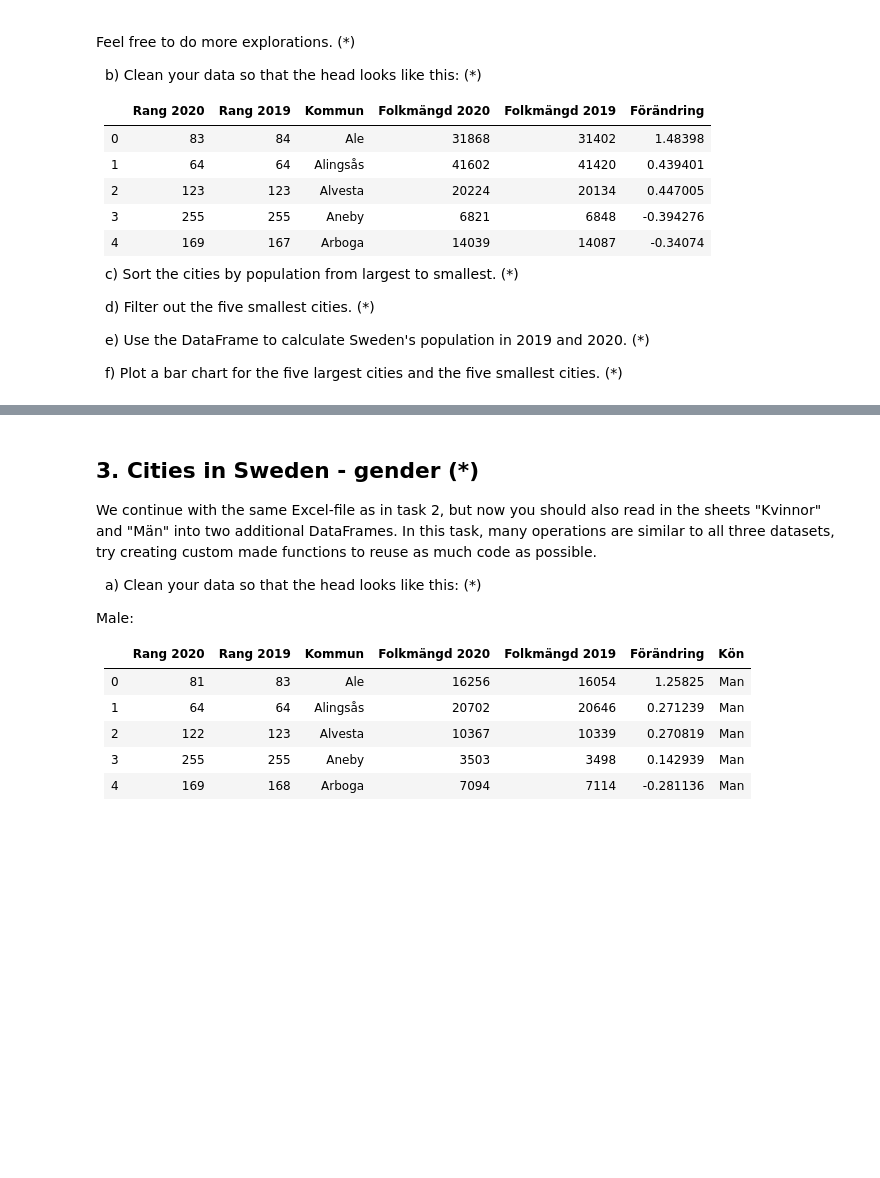
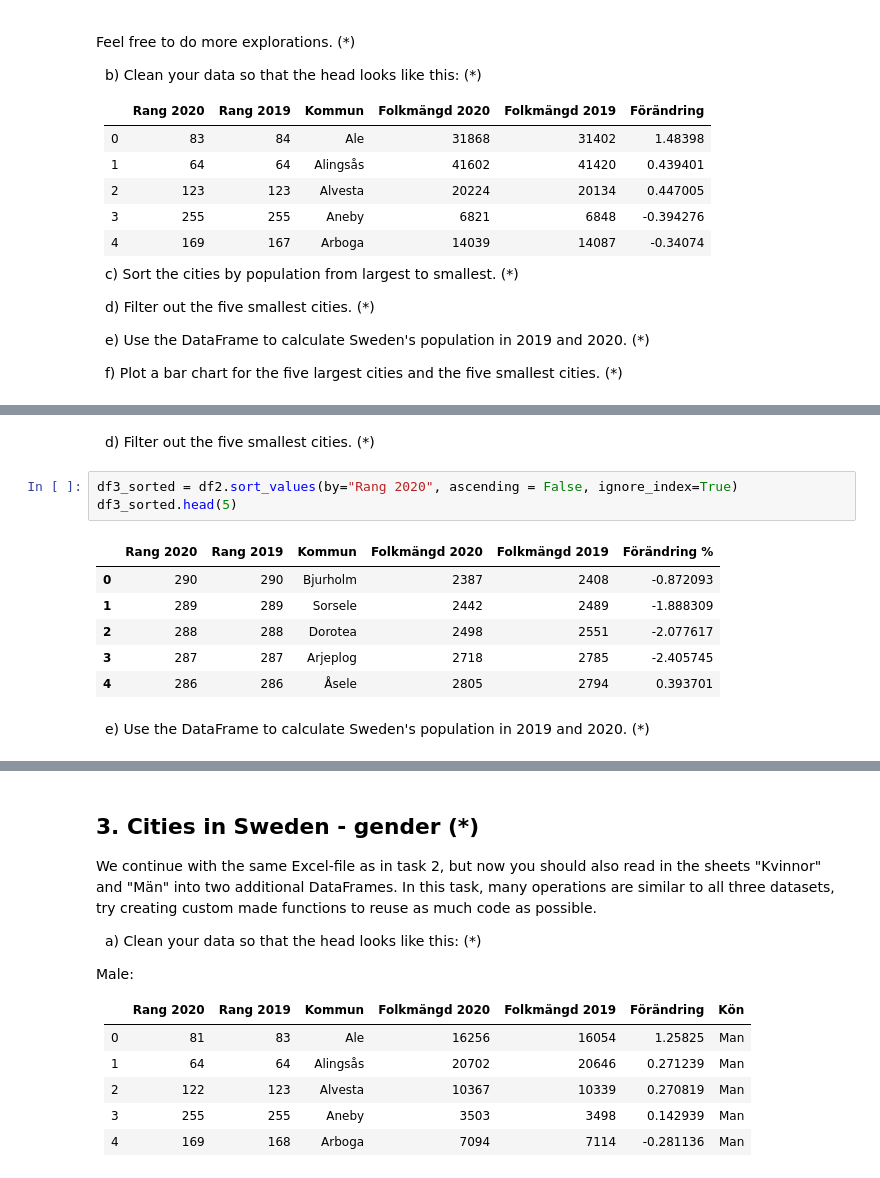
Before and after one commit to JoelOscarsson/Databehandling-JoelOscarsson, a Jupyter notebook: Assignments/L1-Pandas-b-syntax.ipynb, the cells around one changed output, grey strips where cells are left out. Cells and saved outputs as stored; diff of their text form; blank space fills up the shorter version.

```diff
--- a/Assignments/L1-Pandas-b-syntax.ipynb
+++ b/Assignments/L1-Pandas-b-syntax.ipynb
@@ -224,0 +299,14 @@ Feel free to do more explorations. (*)
+# %% [markdown]
+&nbsp; d) Filter out the five smallest cities. (*)
+# %%
+df3_sorted = df2.sort_values(by="Rang 2020", ascending = False, ignore_index=True)
+df3_sorted.head(5)
+# %% [output]
+|  | Rang 2020 | Rang 2019 | Kommun | Folkmängd 2020 | Folkmängd 2019 | Förändring % |
+| 0 | 290 | 290 | Bjurholm | 2387 | 2408 | -0.872093 |
+| 1 | 289 | 289 | Sorsele | 2442 | 2489 | -1.888309 |
+| 2 | 288 | 288 | Dorotea | 2498 | 2551 | -2.077617 |
+| 3 | 287 | 287 | Arjeplog | 2718 | 2785 | -2.405745 |
+| 4 | 286 | 286 | Åsele | 2805 | 2794 | 0.393701 |
+# %% [markdown]
+&nbsp; e) Use the DataFrame to calculate Sweden's population in 2019 and 2020. (*)
```
Also changed, not shown: parts of 8 cells of this notebook, 1 other file.
